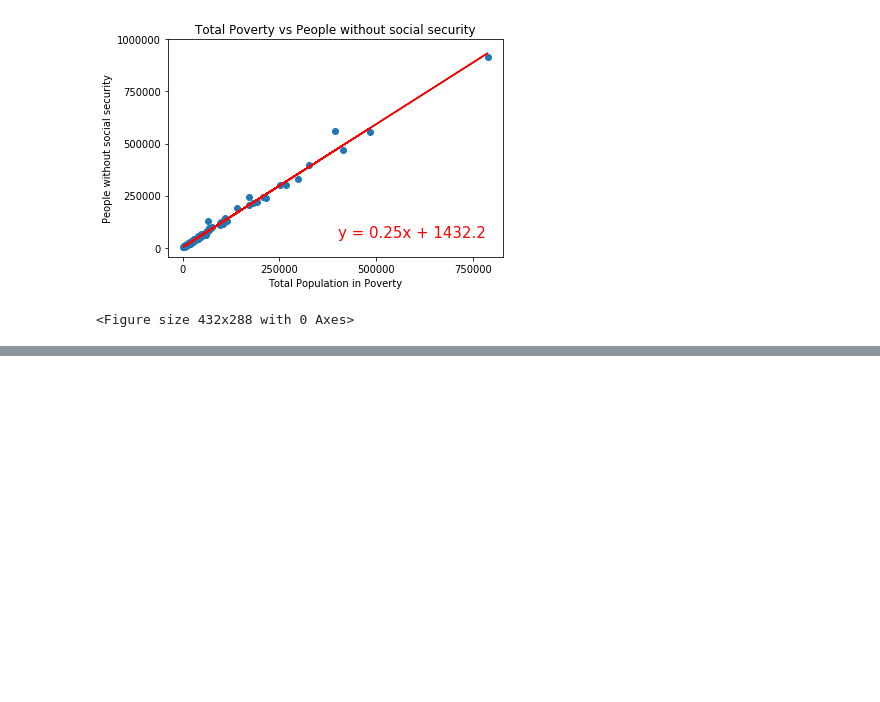
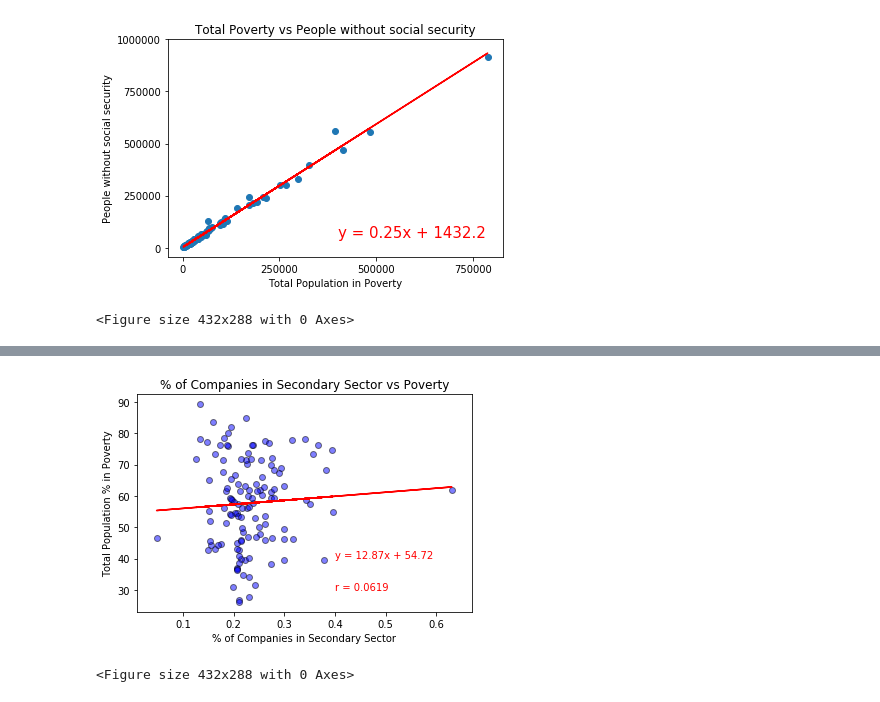
Before and after one commit to JCastilloD/Project-1-Bootcamp, a Jupyter notebook: Data_Retrieval/Municipio Data Extraction.ipynb, the cells around one changed output, grey strips where cells are left out. Cells and saved outputs as stored; diff of their text form; code cells hidden in the pictures; blank space fills up the shorter version.

```diff
--- a/Data_Retrieval/Municipio Data Extraction.ipynb
+++ b/Data_Retrieval/Municipio Data Extraction.ipynb
@@ -279,0 +419,3 @@ plt.savefig('socialsecurity_plot.png')
+# %%
+Municipality_vs_compsize_df_5 = Municipality_vs_compsize_df_4.set_index(["company_size_2","Municipality"]).unstack(level=0)
+Municipality_vs_compsize_df_5.head()
@@ -279,0 +523,24 @@ plt.savefig('socialsecurity_plot.png')
+# %%
+y = poverty_final_v3.iloc[:,16]
+x = poverty_final_v3.iloc[:,5]
+(mr_slope, mr_intercept, mr_rvalue, mr_pvalue, mr_stderr) = linregress(x, y)
+mr_regress_values = x * mr_slope + mr_intercept
+line_eq = "y = " + str(round(mr_slope,2)) + "x + " + str(round(mr_intercept,2))
+secondary_plot = plt.scatter(x,y, marker="o", facecolors="blue", edgecolors="black", alpha=.50)
+plt.plot (x, mr_regress_values, "r-")
+plt.annotate(line_eq,(.4,40),fontsize=10,color="red")
+r = "r = " + str(round(mr_rvalue,4))
+plt.annotate(r,(.4,30),fontsize=10,color="red")
+
+plt.ylabel("Total Population % in Poverty")
+plt.xlabel("% of Companies in Secondary Sector")
+plt.title ("% of Companies in Secondary Sector vs Poverty")
+#plt.xticks(np.arange(0, 800000, step = 250000))
+#plt.yticks(np.arange(0, 200000, step = 25000))
+
+
+plt.show(primary_plot)
+plt.savefig('secondary_act_plot.png')
+# %% [output]
+[figure, added]
+<Figure size 432x288 with 0 Axes>
```
Also changed, not shown: parts of 24 cells of this notebook, 9 other files.
